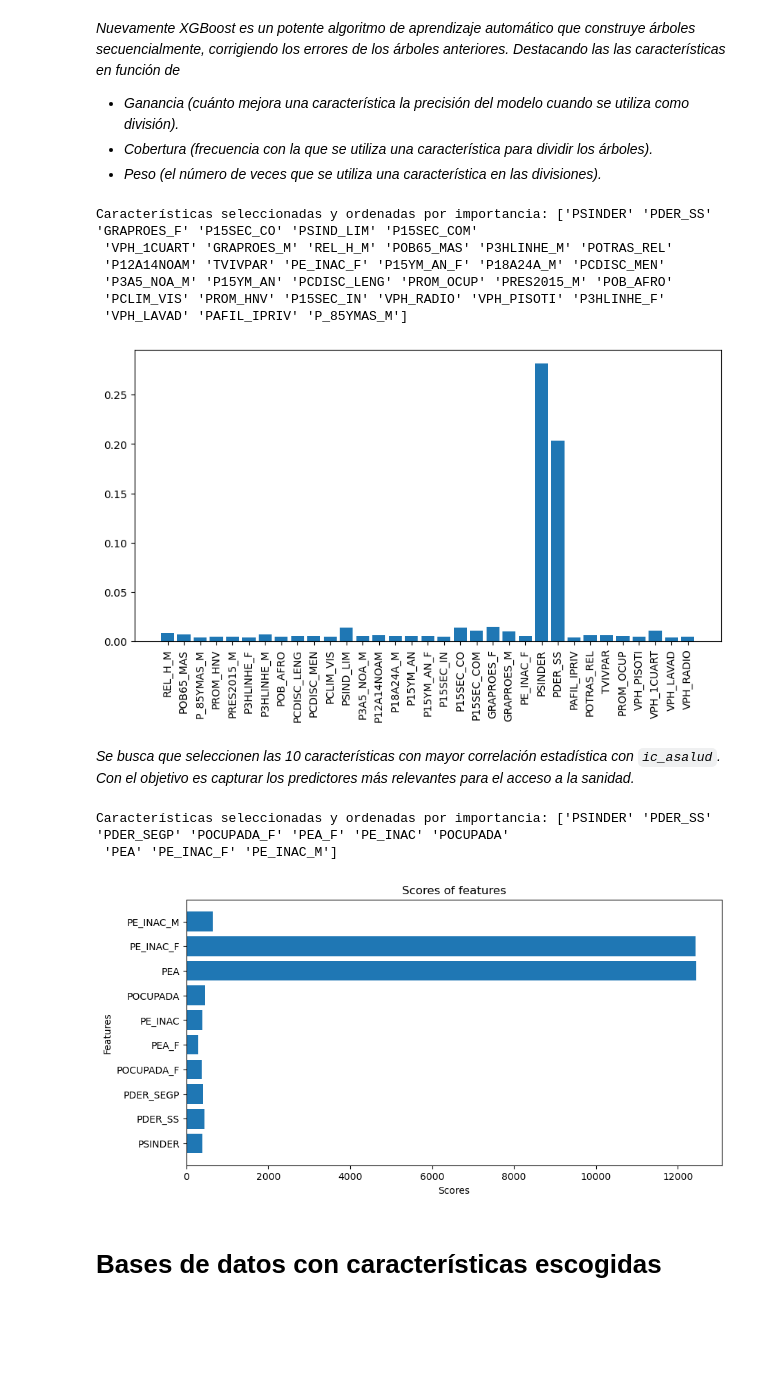
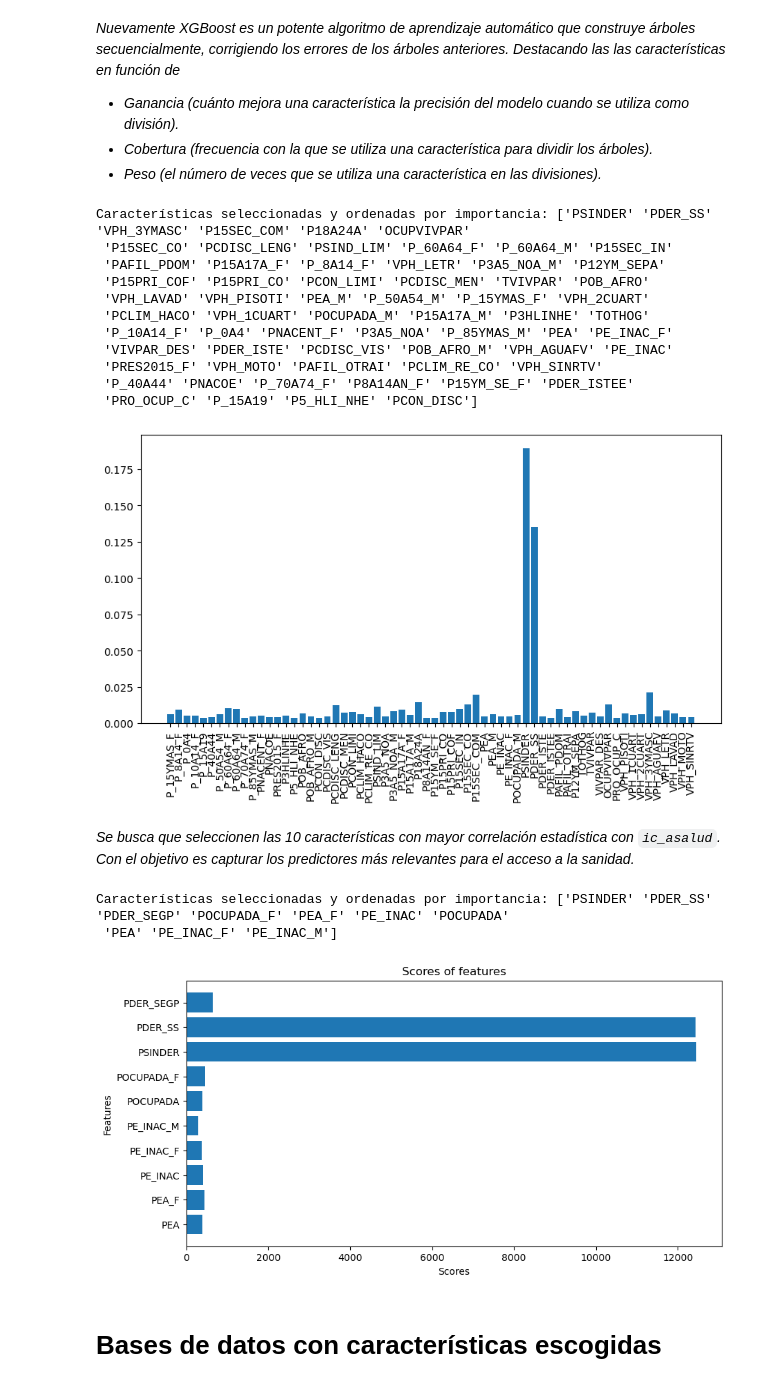
Before and after one commit to albo437/TC2004B, a Jupyter notebook: Reto Entrega 2/preparacionDeDatos.ipynb, the cells around one changed output. Cells and saved outputs as stored; diff of their text form; code cells hidden in the pictures; blank space fills up the shorter version.

```diff
--- a/Reto Entrega 2/preparacionDeDatos.ipynb
+++ b/Reto Entrega 2/preparacionDeDatos.ipynb
@@ -79,7 +77,14 @@ data = data.dropna()
 print(data.shape)
 print(data.isna().sum())
 
-data.iloc[:, :-2] = data.iloc[:, :-2].div(data['POBTOT'], axis=0)
+# divide columns that start with P by POBTOT and columns tht start with V by VIVTOT
+p_cols = [col for col in data.columns if col.startswith('P')]
+v_cols = [col for col in data.columns if col.startswith('V')]
+data[p_cols] = data[p_cols].div(data['POBTOT'], axis=0)
+data[v_cols] = data[v_cols].div(data['VIVTOT'], axis=0)
+
+
+
 
 data.head()
 # %% [output]
@@ -208,7 +200,8 @@ Características seleccionadas y ordenadas por importancia: ['VPH_HMICRO' 'VPH_A
 from xgboost import XGBRegressor
 
 xgb = XGBRegressor(n_estimators=50).fit(X, Y_pobreza)
-selector = SelectFromModel(estimator=xgb, threshold='mean', prefit=True)
+selector = SelectFromModel(estimator=xgb, threshold='mean')
+selector.fit(X, Y_pobreza)
 
 selected = selector.get_support()
 s_features = names[selected]
@@ -310,8 +305,9 @@ Características seleccionadas y ordenadas por importancia: ['PSINDER' 'PDER_SS'
 *   *Cobertura (frecuencia con la que se utiliza una característica para dividir los árboles).*
 *   *Peso (el número de veces que se utiliza una característica en las divisiones).*
 # %%
-xgb = XGBRegressor(n_estimators=50).fit(X, Y_salud)
-selector = SelectFromModel(estimator=xgb, threshold='mean', prefit=True)
+xgb = XGBRegressor(n_estimators=10).fit(X, Y_salud)
+selector = SelectFromModel(estimator=xgb, threshold='mean')
+selector.fit(X, Y_salud)
 
 selected = selector.get_support()
 s_features = names[selected]
@@ -325,37 +321,42 @@ plt.bar(s_features, selected_importances)
 plt.xticks(rotation=90)
 plt.show()
 # %% [output]
-Características seleccionadas y ordenadas por importancia: ['PSINDER' 'PDER_SS' 'GRAPROES_F' 'P15SEC_CO' 'PSIND_LIM' 'P15SEC_COM'
- 'VPH_1CUART' 'GRAPROES_M' 'REL_H_M' 'POB65_MAS' 'P3HLINHE_M' 'POTRAS_REL'
- 'P12A14NOAM' 'TVIVPAR' 'PE_INAC_F' 'P15YM_AN_F' 'P18A24A_M' 'PCDISC_MEN'
- 'P3A5_NOA_M' 'P15YM_AN' 'PCDISC_LENG' 'PROM_OCUP' 'PRES2015_M' 'POB_AFRO'
- 'PCLIM_VIS' 'PROM_HNV' 'P15SEC_IN' 'VPH_RADIO' 'VPH_PISOTI' 'P3HLINHE_F'
- 'VPH_LAVAD' 'PAFIL_IPRIV' 'P_85YMAS_M']
+Características seleccionadas y ordenadas por importancia: ['PSINDER' 'PDER_SS' 'VPH_3YMASC' 'P15SEC_COM' 'P18A24A' 'OCUPVIVPAR'
+ 'P15SEC_CO' 'PCDISC_LENG' 'PSIND_LIM' 'P_60A64_F' 'P_60A64_M' 'P15SEC_IN'
+ 'PAFIL_PDOM' 'P15A17A_F' 'P_8A14_F' 'VPH_LETR' 'P3A5_NOA_M' 'P12YM_SEPA'
+ 'P15PRI_COF' 'P15PRI_CO' 'PCON_LIMI' 'PCDISC_MEN' 'TVIVPAR' 'POB_AFRO'
+ 'VPH_LAVAD' 'VPH_PISOTI' 'PEA_M' 'P_50A54_M' 'P_15YMAS_F' 'VPH_2CUART'
+ 'PCLIM_HACO' 'VPH_1CUART' 'POCUPADA_M' 'P15A17A_M' 'P3HLINHE' 'TOTHOG'
+ 'P_10A14_F' 'P_0A4' 'PNACENT_F' 'P3A5_NOA' 'P_85YMAS_M' 'PEA' 'PE_INAC_F'
+ 'VIVPAR_DES' 'PDER_ISTE' 'PCDISC_VIS' 'POB_AFRO_M' 'VPH_AGUAFV' 'PE_INAC'
+ 'PRES2015_F' 'VPH_MOTO' 'PAFIL_OTRAI' 'PCLIM_RE_CO' 'VPH_SINRTV'
+ 'P_40A44' 'PNACOE' 'P_70A74_F' 'P8A14AN_F' 'P15YM_SE_F' 'PDER_ISTEE'
+ 'PRO_OCUP_C' 'P_15A19' 'P5_HLI_NHE' 'PCON_DISC']
-[figure, old version]
+[figure, new version]
 # %% [markdown]
 *Se busca que seleccionen las 10 características con mayor correlación estadística con `ic_asalud`. Con el  objetivo es capturar los predictores más relevantes para el acceso a la sanidad.*
 # %%
 # SelectKbest ICSS
 
 from sklearn.feature_selection import SelectKBest, f_regression
 
 skb = SelectKBest(score_func=f_regression, k=10).fit(X, Y_salud)
 selected = skb.get_support()
 selected_features = names[selected]
 selected_scores = skb.scores_[selected]
-selected_features = selected_features[np.argsort(selected_scores)[::-1]]
+sorted_features = selected_features[np.argsort(selected_scores)[::-1]]
 
-print("Características seleccionadas y ordenadas por importancia:", selected_features)
+print("Características seleccionadas y ordenadas por importancia:", sorted_features)
 plt.figure(figsize=(10, 5))
 plt.barh(selected_features, selected_scores)
 plt.xlabel('Scores')
 plt.ylabel('Features')
 plt.title('Scores of features')
 plt.show()
 # %% [output]
 Características seleccionadas y ordenadas por importancia: ['PSINDER' 'PDER_SS' 'PDER_SEGP' 'POCUPADA_F' 'PEA_F' 'PE_INAC' 'POCUPADA'
  'PEA' 'PE_INAC_F' 'PE_INAC_M']
-[figure, old version]
+[figure, new version]
 # %% [markdown]
 # Bases de datos con características escogidas
 # %% [markdown]
```
Also changed, not shown: parts of 17 cells of this notebook, 3 other files.
